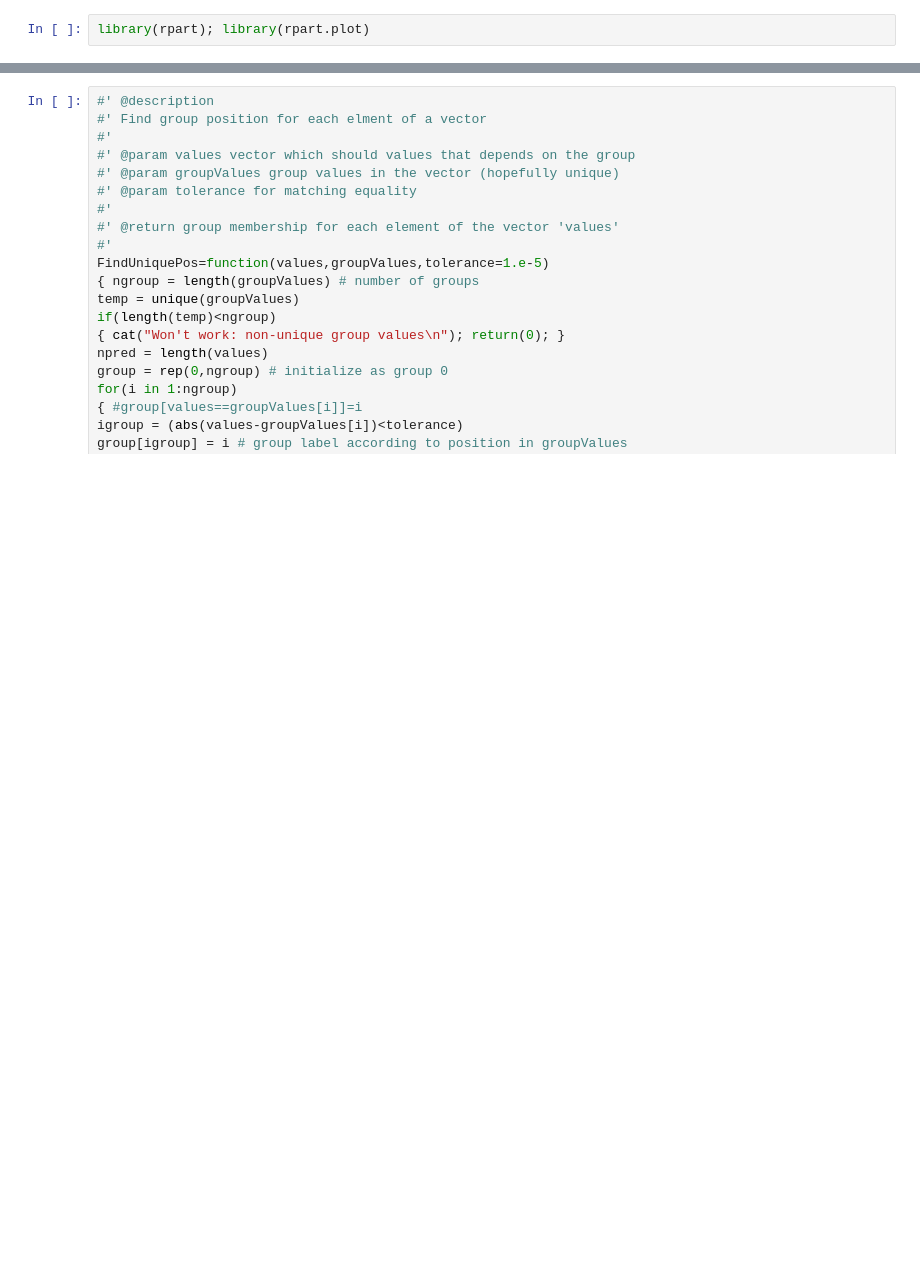
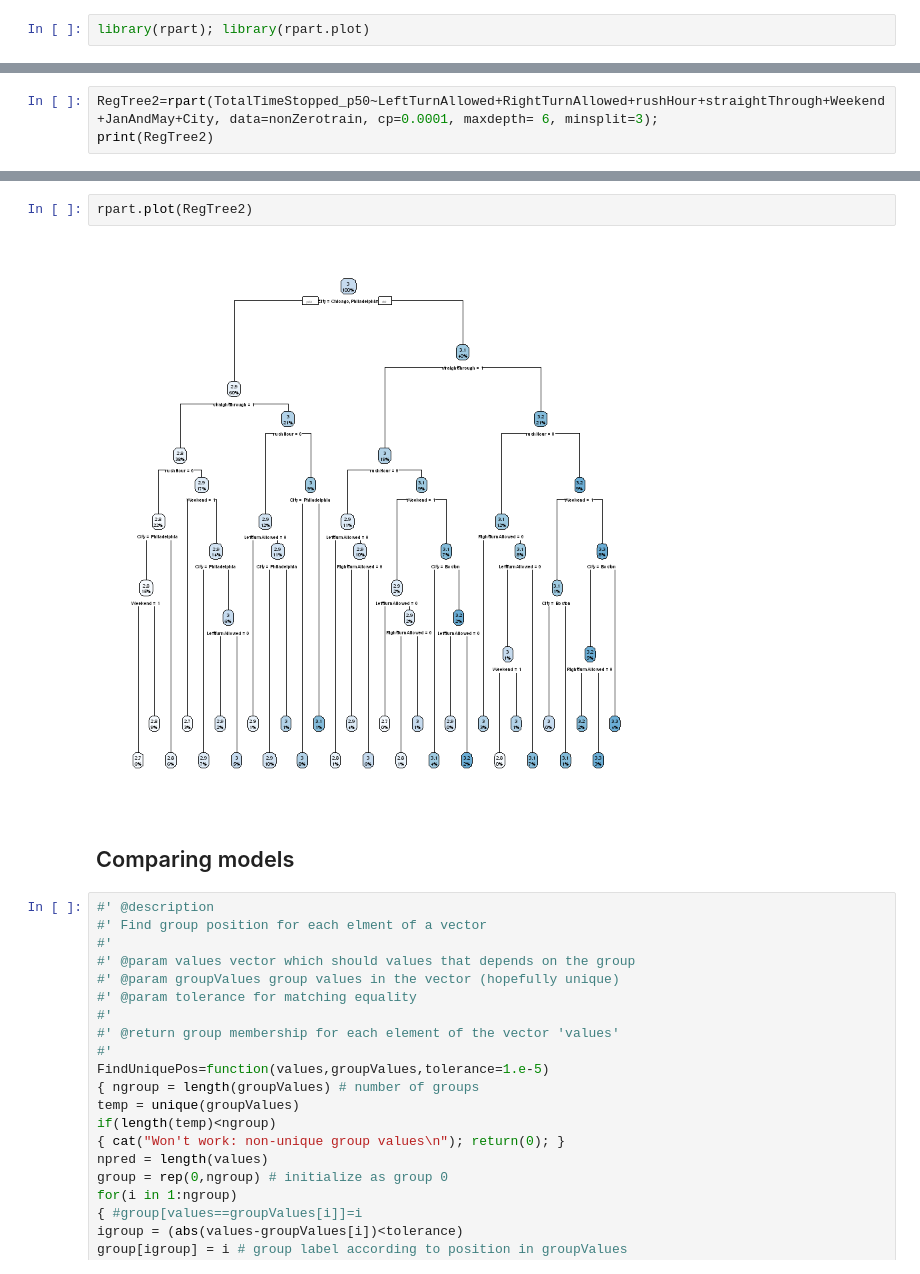
Before and after one commit to Haximilian/statistics447b, a Jupyter notebook: Statistics 447b Project - Adel.ipynb, the cells around one changed output, grey strips where cells are left out. Cells and saved outputs as stored; diff of their text form; blank space fills up the shorter version.

```diff
--- a/Statistics 447b Project - Adel.ipynb
+++ b/Statistics 447b Project - Adel.ipynb
@@ -618,0 +671,3 @@ rpart.plot(RegTree)
+# %%
+RegTree2=rpart(TotalTimeStopped_p50~LeftTurnAllowed+RightTurnAllowed+rushHour+straightThrough+Weekend+JanAndMay+City, data=nonZerotrain, cp=0.0001, maxdepth= 6, minsplit=3);
+print(RegTree2)
@@ -619,3 +692,9 @@ rpart.plot(RegTree)
+# %%
+rpart.plot(RegTree2)
+# %% [output]
+[figure, added]
+# %% [markdown]
+## Comparing models
 # %%
 #' @description
 #' Find group position for each elment of a vector
```
Also changed, not shown: parts of 50 cells of this notebook.
